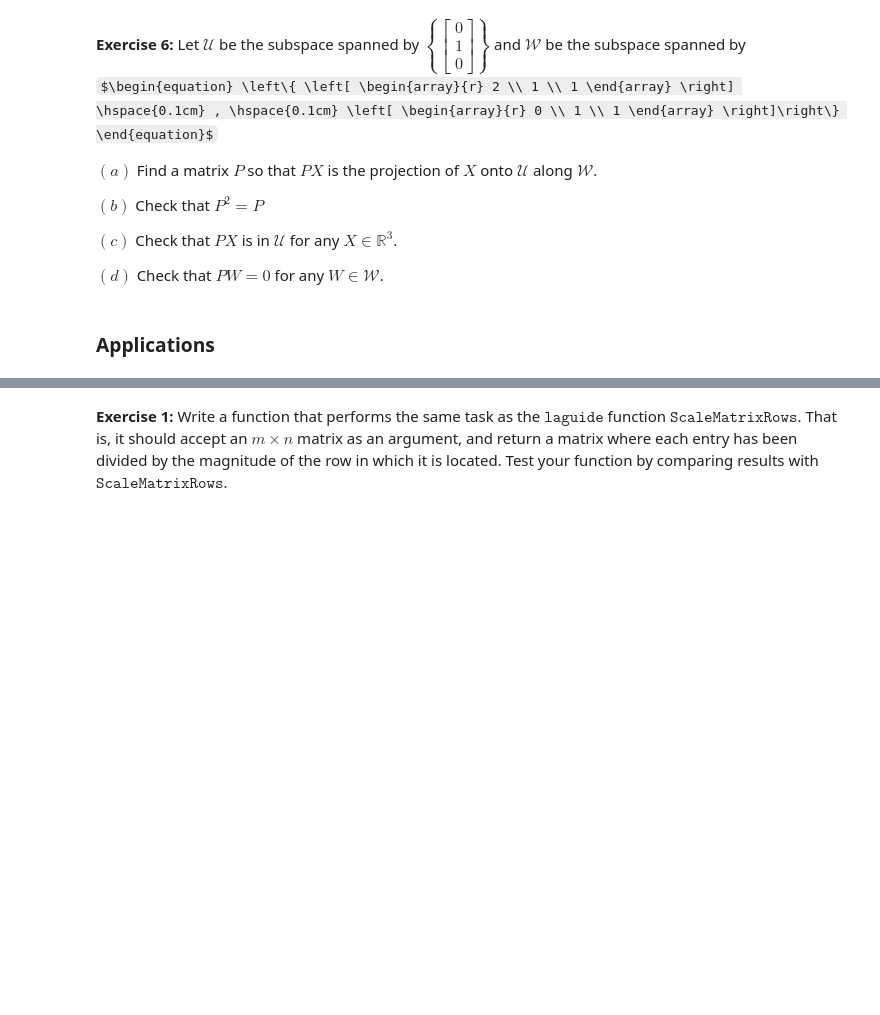
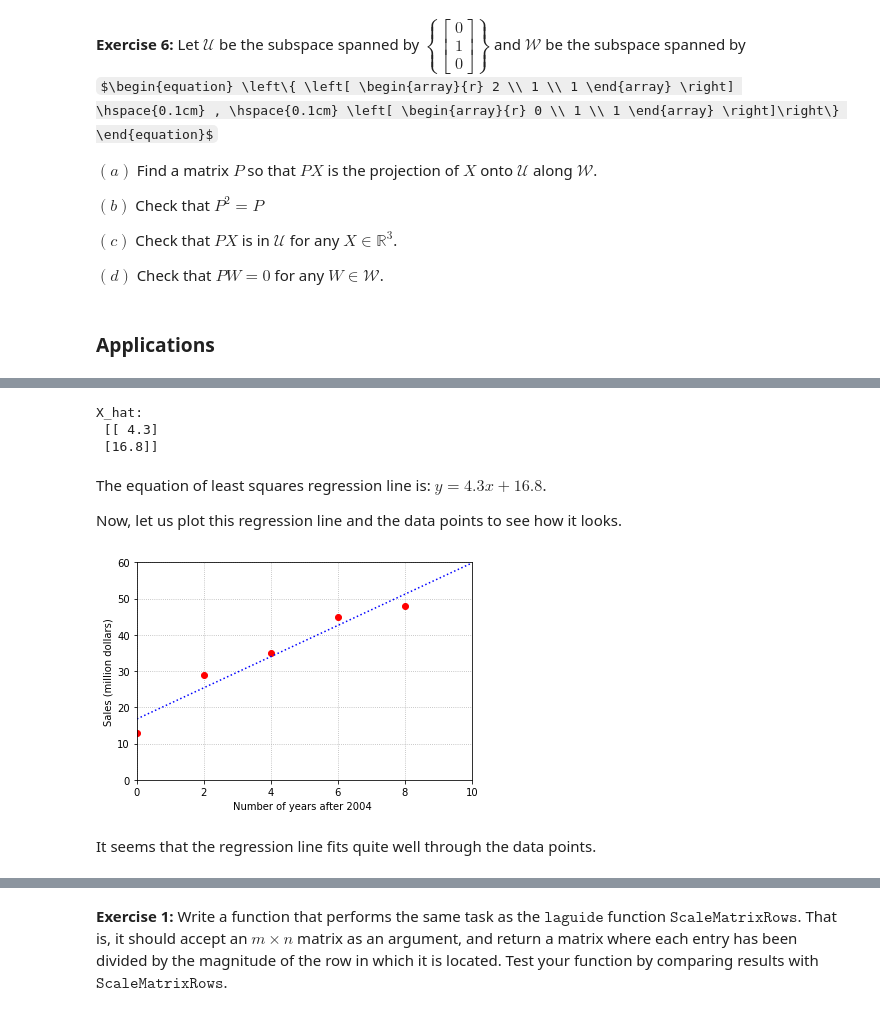
Before and after one commit to bvanderlei/jupyter-guide-to-linear-algebra, a Jupyter notebook: Inner_Products_Solutions.ipynb, the cells around one changed output, grey strips where cells are left out. Saved outputs shown, nothing was run; the diff lists cells and outputs as text; code cells hidden in the pictures; some formulas as TeX source; blank space fills up the shorter version.

```diff
--- a/Inner_Products_Solutions.ipynb
+++ b/Inner_Products_Solutions.ipynb
@@ -2613,0 +2664,50 @@ $(d)$ Check that $PW = 0$ for any $W \in \mathcal{W}$.
+# %%
+## Building the matrix A and vector B:
+
+A = np.array([[0,1],[2,1],[4,1],[6,1],[8,1]])
+B = np.array([[13],[29],[35],[45],[48]])
+
+A_trans = np.transpose(A)
+
+C = A_trans@A
+D = A_trans@B
+
+X_hat = lag.SolveSystem(C,D)
+
+print("X_hat: \n", X_hat, '\n')
+# %% [output]
+X_hat:
+ [[ 4.3]
+ [16.8]]
+# %% [markdown]
+The equation of least squares regression line is: $ y = 4.3x + 16.8$.
+
+Now, let us plot this regression line and the data points to see how it looks.
+# %%
+%matplotlib inline
+import numpy as np
+import matplotlib.pyplot as plt
+
+x = np.array([0,2,4,6,8])
+y = np.array([13,29,35,45,48])
+
+ax.grid('True',ls=':')
+
+x_model = np.linspace(0,10,50)
+y_model = x_model*X_hat[0,0] + X_hat[1,0]
+
+fig,ax = plt.subplots()
+
+ax.plot(x,y,'ro');
+ax.plot(x_model,y_model,'b',ls=':');
+
+ax.set_xlim(0,10);
+ax.set_ylim(0,60);
+ax.set_xlabel('Number of years after 2004 ');
+ax.set_ylabel('Sales (million dollars)');
+
+ax.grid('True',ls=':')
+# %% [output]
+[figure, added]
+# %% [markdown]
+It seems that the regression line fits quite well through the data points.
```
Also changed, not shown: parts of 53 cells of this notebook, 2 other files.
